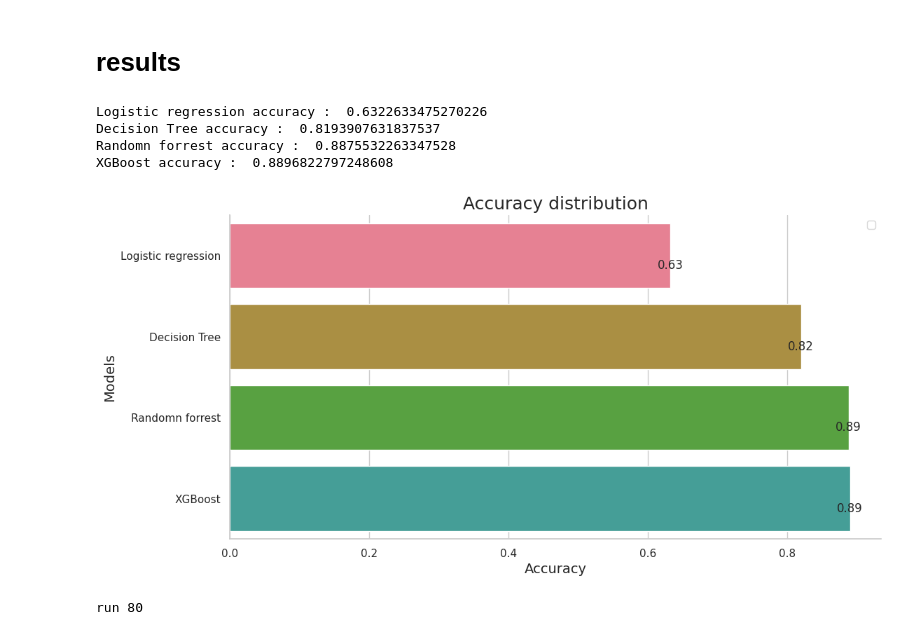
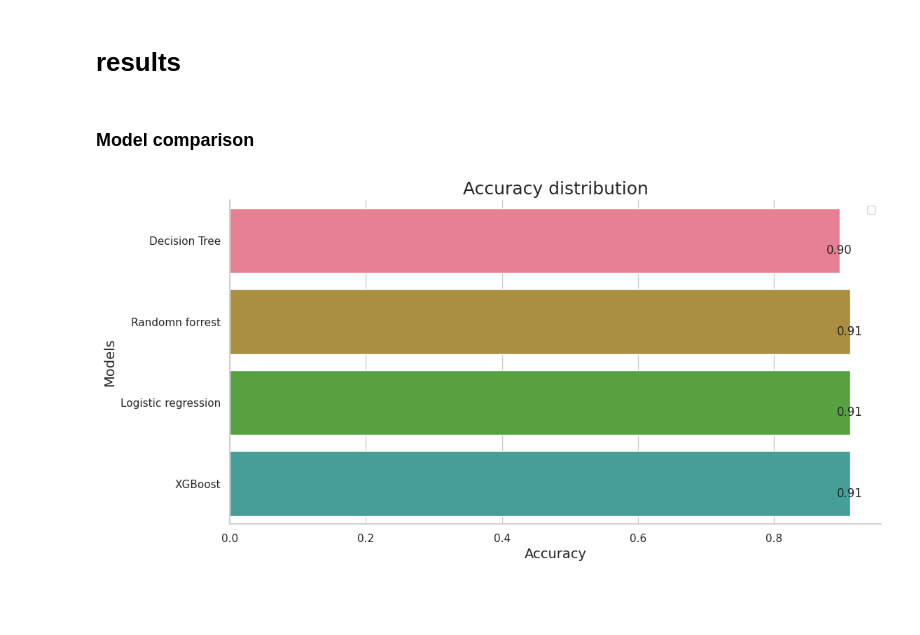
Before and after one commit to AliMO77/DMAKD, a Jupyter notebook: Diabetes.ipynb, the cells around one changed output. Drawn from its saved outputs; the diff is of its cells as text; code cells hidden in the pictures; blank space fills up the shorter version.

```diff
--- a/Diabetes.ipynb
+++ b/Diabetes.ipynb
@@ -708,0 +738,8 @@ visualize_data_skewness(data,numerical_features)
+# %%
+# Perform one-hot encoding to categorical columns
+encoded_df = pd.get_dummies(data, columns=non_numerical_features)
+# Replace original columns with encoded columns
+data = encoded_df
+
+## drop multiple encounters
+data = data.drop_duplicates(subset= ['patient_nbr'], keep = 'first')
@@ -772,0 +822,17 @@ Confusion Matrix:
+# %%
+# logistic regression model with Ridge regularization
+ridge_logreg = LogisticRegression(penalty='l2', solver='liblinear', C=1.0)
+ridge_scores = cross_val_score(ridge_logreg, X_train, y_train, cv=5)  # Perform 5-fold cross-validation
+
+# Train the model on the full training set
+ridge_logreg.fit(X_train, y_train)
+
+# Make predictions on the test set
+y_pred = ridge_logreg.predict(X_test)
+
+# Calculate the accuracy score on the test set
+l_accuracy = accuracy_score(y_test, y_pred)
+
+# Print cross-validation accuracy and test set accuracy
+print('Cross-Validation Accuracy:', ridge_scores.mean())
+print('Test Set Accuracy:', l_accuracy)
@@ -773,9 +842,8 @@ Confusion Matrix:
 # %% [markdown]
 ### Decision Tree
 # %%
-clf = DecisionTreeClassifier(max_depth=28, criterion = "entropy", min_samples_split=10)
+clf = DecisionTreeClassifier(max_depth=100, criterion = "gini", min_samples_split=200)
 clf.fit(X_train, y_train)
-
 # Make predictions on the test set
 y_pred = clf.predict(X_test)
 
@@ -821,7 +889,8 @@ r_accuracy = rf_best.score(X_test, y_test)
 # %% [markdown]
 ### XGboost
 # %%
-xb = XGBClassifier(n_estimators=100, learning_rate=0.1, random_state=42)
+
+xb = XGBClassifier(n_estimators=200, learning_rate=0.1, random_state=42)
 xb.fit(X_train, y_train)
 
 # Make predictions on the test set
@@ -831,22 +900,16 @@ y_pred = xb.predict(X_test)
 x_accuracy = xb.score(X_test, y_test)
 # %% [markdown]
 # results
+# %% [markdown]
+### Model comparison
 # %%
-print( 'Logistic regression accuracy : ', l_accuracy)
-print( 'Decision Tree accuracy : ', d_accuracy)
-print( 'Randomn forrest accuracy : ', r_accuracy)
-print( 'XGBoost accuracy : ', x_accuracy)
-
 models = ['Logistic regression','Decision Tree', 'Randomn forrest','XGBoost']
 accuracies = [l_accuracy,d_accuracy,r_accuracy,x_accuracy]
-results = pd.DataFrame({'Models':models,'Accuracy': accuracies})
+result_dict = {key:value for key,value in zip(models, accuracies)}
+sorted_dict = dict(sorted(result_dict.items(), key=lambda x: x[1]))
+
+results = pd.DataFrame({'Models':sorted_dict.keys(),'Accuracy': sorted_dict.values()})
 
 bar_plot(results,'Accuracy','Models')
-print('run 80')
 # %% [output]
-Logistic regression accuracy :  0.6322633475270226
-Decision Tree accuracy :  0.8193907631837537
-Randomn forrest accuracy :  0.8875532263347528
-XGBoost accuracy :  0.8896822797248608
-[figure, old version]
+[figure, new version]
-run 80
```
Also changed, not shown: parts of 32 cells of this notebook, 1 other file.
